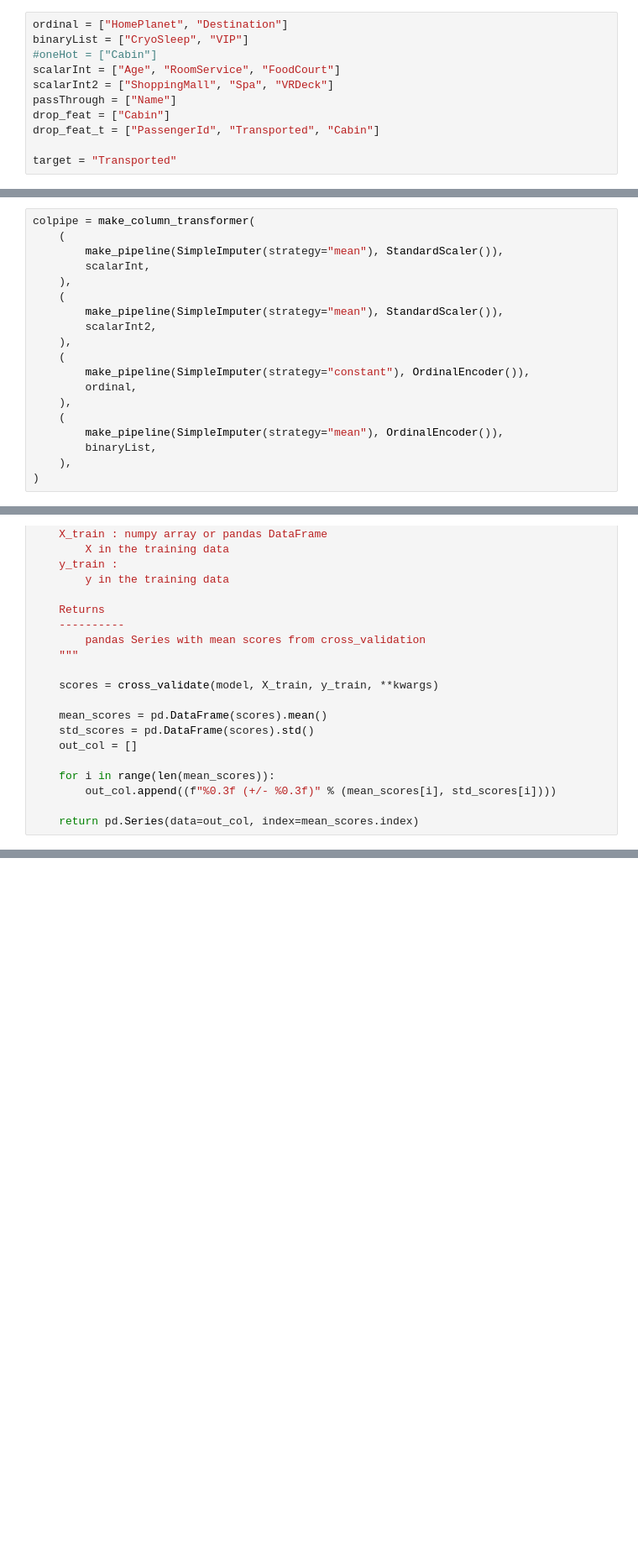
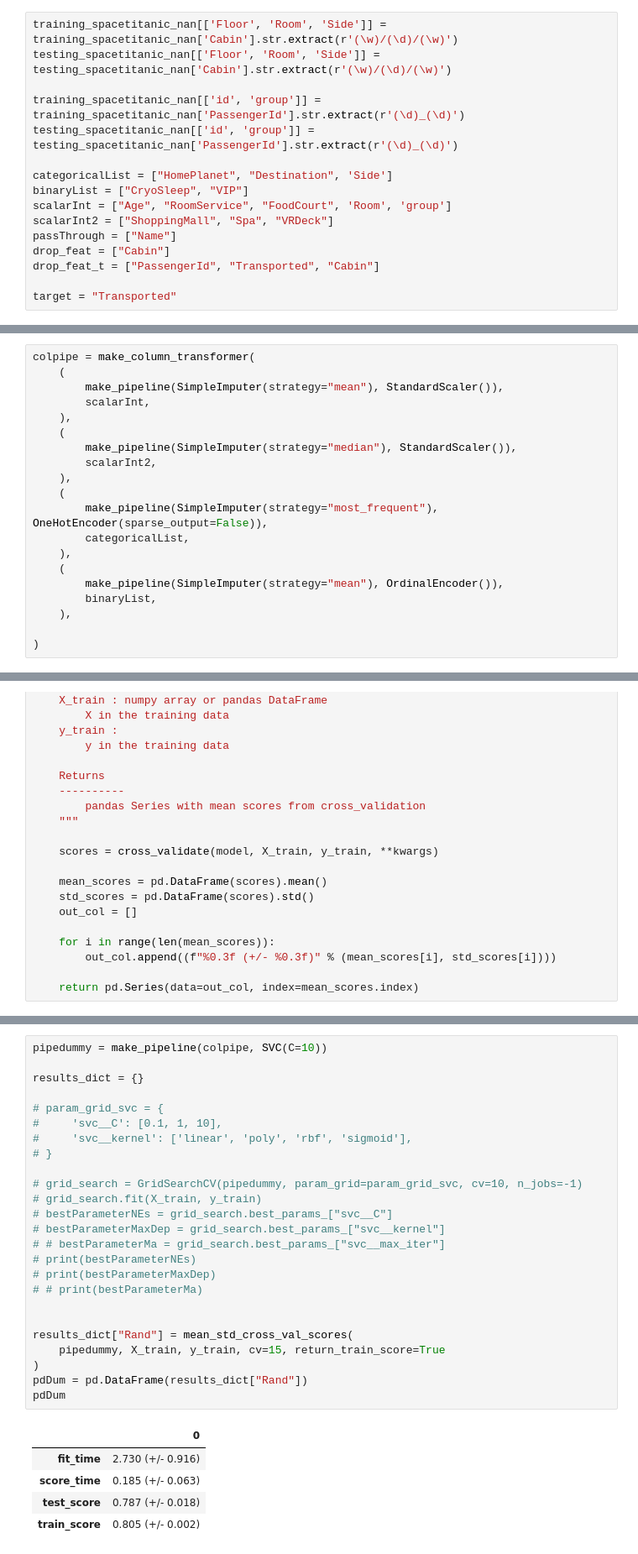
Before and after one commit to TrueDisciple/SpaceTitanic, a Jupyter notebook: SpaceTitanicNotebook.ipynb, the cells around one changed output, grey strips where cells are left out. Shown at 84% size. Cells and saved outputs as stored; diff of their text form; blank space fills up the shorter version.

```diff
--- a/SpaceTitanicNotebook.ipynb
+++ b/SpaceTitanicNotebook.ipynb
@@ -104,10 +125,15 @@ array([[<Axes: title={'center': 'Age'}>,
 # Name - passtrough
 # Transported - binary
 # %%
-ordinal = ["HomePlanet", "Destination"]
+training_spacetitanic_nan[['Floor', 'Room', 'Side']] = training_spacetitanic_nan['Cabin'].str.extract(r'(\w)/(\d)/(\w)')
+testing_spacetitanic_nan[['Floor', 'Room', 'Side']] = testing_spacetitanic_nan['Cabin'].str.extract(r'(\w)/(\d)/(\w)')
+
+training_spacetitanic_nan[['id', 'group']] = training_spacetitanic_nan['PassengerId'].str.extract(r'(\d)_(\d)')
+testing_spacetitanic_nan[['id', 'group']] = testing_spacetitanic_nan['PassengerId'].str.extract(r'(\d)_(\d)')
+
+categoricalList = ["HomePlanet", "Destination", 'Side']
 binaryList = ["CryoSleep", "VIP"]
-#oneHot = ["Cabin"]
-scalarInt = ["Age", "RoomService", "FoodCourt"]
+scalarInt = ["Age", "RoomService", "FoodCourt", 'Room', 'group']
 scalarInt2 = ["ShoppingMall", "Spa", "VRDeck"]
 passThrough = ["Name"]
 drop_feat = ["Cabin"]
@@ -126,17 +152,18 @@ colpipe = make_column_transformer(
         scalarInt,
     ),
     (
-        make_pipeline(SimpleImputer(strategy="mean"), StandardScaler()),
+        make_pipeline(SimpleImputer(strategy="median"), StandardScaler()),
         scalarInt2,
     ),
     (
-        make_pipeline(SimpleImputer(strategy="constant"), OrdinalEncoder()),
-        ordinal,
+        make_pipeline(SimpleImputer(strategy="most_frequent"), OneHotEncoder(sparse_output=False)),
+        categoricalList,
     ),
     (
         make_pipeline(SimpleImputer(strategy="mean"), OrdinalEncoder()),
         binaryList,
     ),
+
 )
 # %%
 transformed = colpipe.fit_transform(X_train)
@@ -209,3 +218,34 @@ pdDum
+# %%
+pipedummy = make_pipeline(colpipe, SVC(C=10))
+
+results_dict = {}
+
+# param_grid_svc = {
+#     'svc__C': [0.1, 1, 10],
+#     'svc__kernel': ['linear', 'poly', 'rbf', 'sigmoid'],
+# }
+
+# grid_search = GridSearchCV(pipedummy, param_grid=param_grid_svc, cv=10, n_jobs=-1)
+# grid_search.fit(X_train, y_train)
+# bestParameterNEs = grid_search.best_params_["svc__C"]
+# bestParameterMaxDep = grid_search.best_params_["svc__kernel"]
+# # bestParameterMa = grid_search.best_params_["svc__max_iter"]
+# print(bestParameterNEs)
+# print(bestParameterMaxDep)
+# # print(bestParameterMa)
+
+
+results_dict["Rand"] = mean_std_cross_val_scores(
+    pipedummy, X_train, y_train, cv=15, return_train_score=True
+)
+pdDum = pd.DataFrame(results_dict["Rand"])
+pdDum
+# %% [output]
+|  | 0 |
+| fit_time | 2.730 (+/- 0.916) |
+| score_time | 0.185 (+/- 0.063) |
+| test_score | 0.787 (+/- 0.018) |
+| train_score | 0.805 (+/- 0.002) |
 # %%
 pipedummy.fit(X_train, y_train)
 
```
Also changed, not shown: parts of 5 cells of this notebook.
